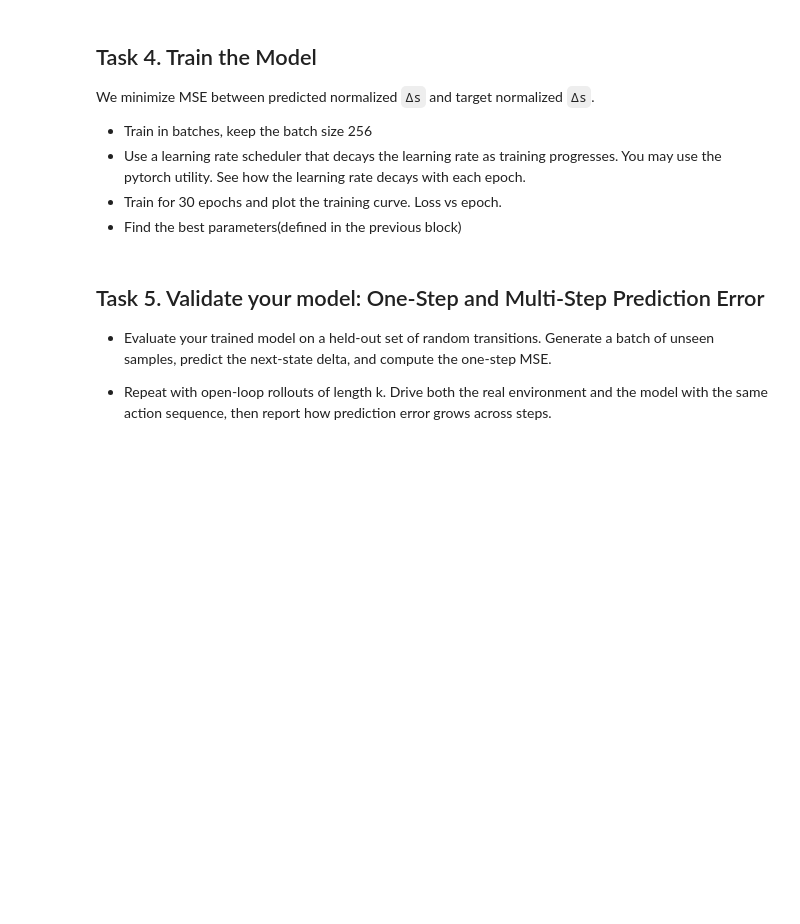
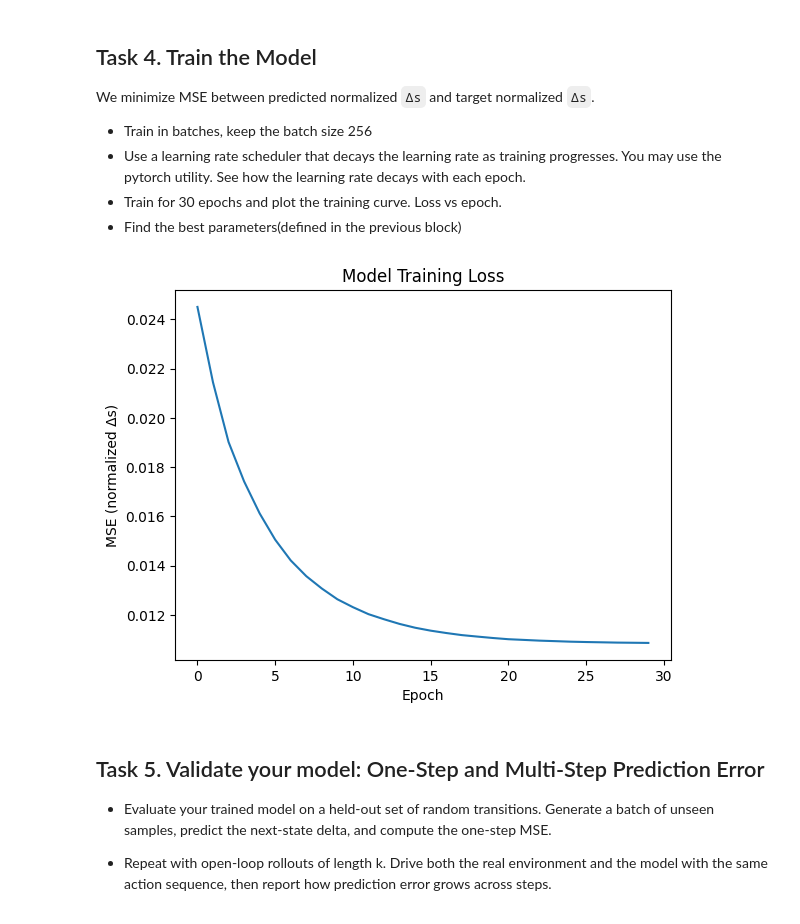
Before and after one commit to TongshuWu1/RL_CSE337_TonyWu, a Jupyter notebook: lab10_half_cheetah_dynamics.ipynb, the cells around one changed output. Cells and saved outputs as stored; diff of their text form; code cells hidden in the pictures; blank space fills up the shorter version.

```diff
--- a/lab10_half_cheetah_dynamics.ipynb
+++ b/lab10_half_cheetah_dynamics.ipynb
@@ -81,7 +81,7 @@ def set_seed(seed=42):
 # %%
 
 set_seed(42)
-env = gym.make("HalfCheetah-v4")
+env = gym.make("HalfCheetah-v5")
 obs_dim = env.observation_space.shape[0]
 act_dim = env.action_space.shape[0]
 act_low = env.action_space.low
@@ -139,9 +167,22 @@ obs_norm = RunningNormalizer(obs_dim)
 inp_norm = RunningNormalizer(obs_dim + act_dim)
 targ_norm = RunningNormalizer(obs_dim)
 
-# write the function to update the normalizers from the data collected in the buffer
 def update_normalizers_from_buffer(replay):
-    pass
+
+    n = replay.size
+    s  = replay.obs[:n]
+    a  = replay.act[:n]
+    sp = replay.nxt[:n]
+
+    # deltas
+    ds = sp - s
+    obs_norm.update(s)
+    obs_norm.update(sp)
+    inp_norm.update(np.concatenate([s, a], axis=1))
+
+    # Update
+    targ_norm.update(ds)
+
 
 update_normalizers_from_buffer(replay)
 print("Normalizers ready.")
@@ -192,17 +233,68 @@ We minimize MSE between predicted normalized `Δs` and target normalized `Δs`.
 - Find the best parameters(defined in the previous block)
 # %%
 
-def train_model(model, replay, epochs=30, batch_size=256):
-    pass
+import torch.nn.functional as F
+
+def train_model(model, replay, epochs=30, batch_size=256, lr=1e-3, weight_decay=1e-5, gamma=0.8, device="cpu"):
+    model.to(device)
+    model.train()
+
+    n = replay.size
+
+    s  = replay.obs[:n]
+    a  = replay.act[:n]
+    sp = replay.nxt[:n]
+
+    X  = np.concatenate([s, a], axis=1)
+    Y  = sp - s
+
+    Xn = inp_norm.normalize(X).astype(np.float32)
+    Yn = targ_norm.normalize(Y).astype(np.float32)
+
+    Xn_t = to_t(Xn).to(device)
+    Yn_t = to_t(Yn).to(device)
+
+    opt = optim.Adam(model.parameters(), lr=lr, weight_decay=weight_decay)
+    scheduler = optim.lr_scheduler.ExponentialLR(opt, gamma=gamma)
+
+    losses = []
+    idx_all = np.arange(n)
+
+    for _ in range(epochs):
+        np.random.shuffle(idx_all)
+        epoch_loss_sum, seen = 0.0, 0
+
+        for start in range(0, n, batch_size):
+            idx = idx_all[start:start+batch_size]
+            xb, yb = Xn_t[idx], Yn_t[idx]
+
+            opt.zero_grad(set_to_none=True)
+            pred = model(xb)
+            loss = F.mse_loss(pred, yb)
+            loss.backward()
+            opt.step()
+
+            bs = yb.shape[0]
+            epoch_loss_sum += loss.item() * bs
+            seen += bs
+
+        losses.append(epoch_loss_sum / max(1, seen))
+        scheduler.step()
+
+    model.eval()
+    return losses
+
     # return losses
 
-# losses = train_model(model, replay, epochs=10, batch_size=64)
-# plt.figure()
-# plt.plot(losses)
-# plt.xlabel("Epoch")
-# plt.ylabel("MSE (normalized Δs)")
-# plt.title("Model Training Loss")
-# plt.show()
+losses = train_model(model, replay, epochs=30, batch_size=64)
+plt.figure()
+plt.plot(losses)
+plt.xlabel("Epoch")
+plt.ylabel("MSE (normalized Δs)")
+plt.title("Model Training Loss")
+plt.show()
+# %% [output]
+[figure, added]
 # %% [markdown]
 ## Task 5. Validate your model: One-Step and Multi-Step Prediction Error
 
```
Also changed, not shown: parts of 6 cells of this notebook.
